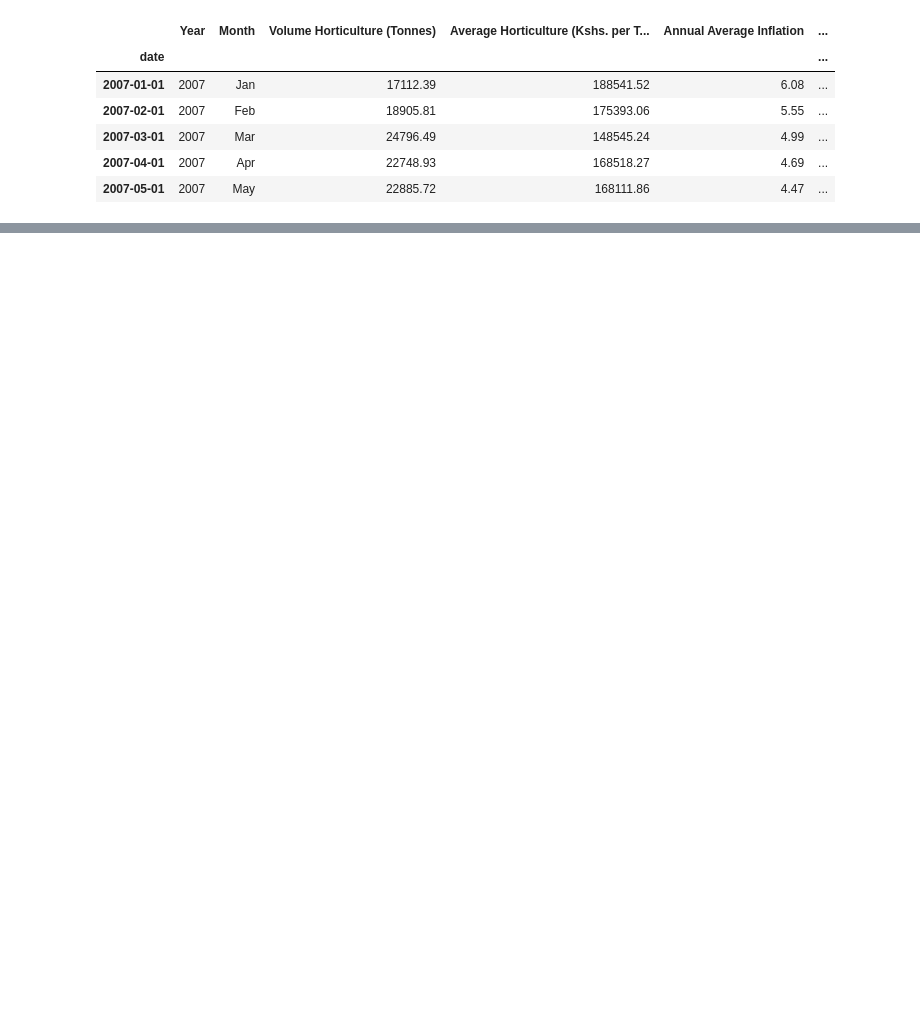
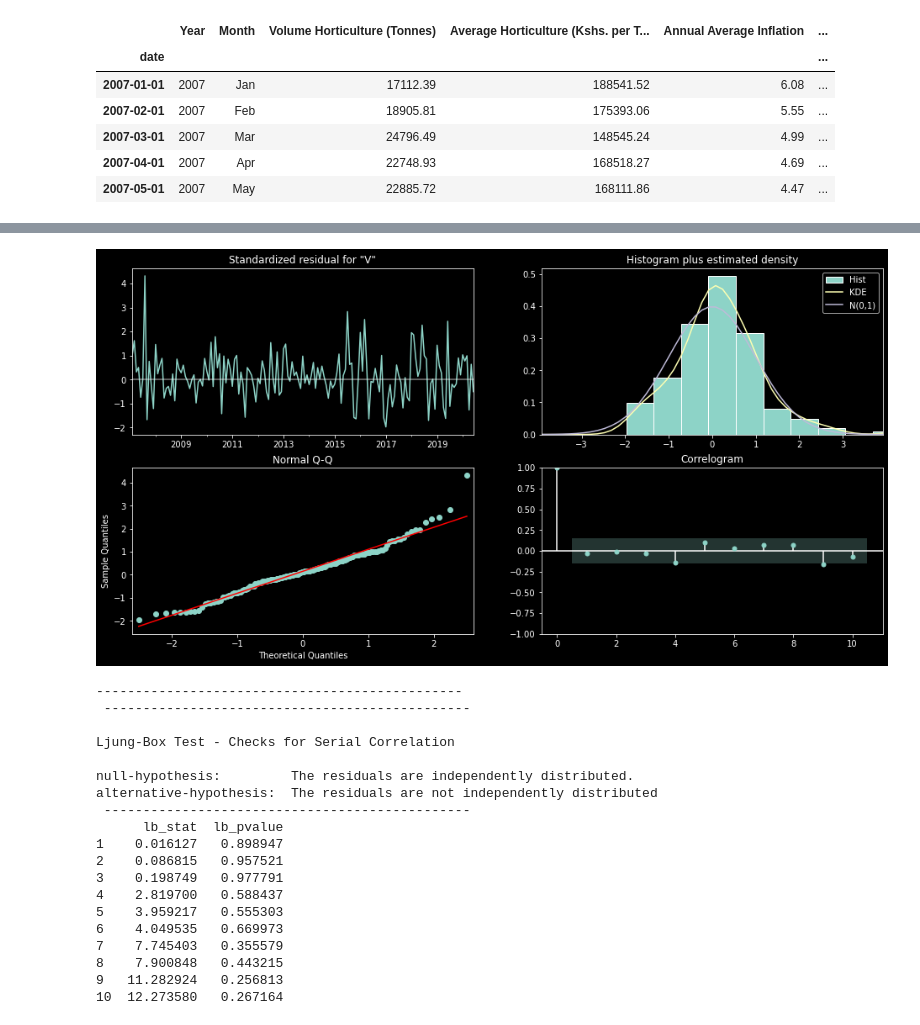
Before and after one commit to brian-kipkoech-tanui/TimeSeries, a Jupyter notebook: BasicTimeSeriesModels/Example.ipynb, the cells around one changed output, grey strips where cells are left out. Saved outputs shown, nothing was run; the diff lists cells and outputs as text; code cells hidden in the pictures; blank space fills up the shorter version.

```diff
--- a/BasicTimeSeriesModels/Example.ipynb
+++ b/BasicTimeSeriesModels/Example.ipynb
@@ -24,4 +40,3 @@ data = data[['Volume Horticulture  (Tonnes)',
 # %%
-timeseries = TimeSeries()
-timeseries.visualizations(data)
+timeseries.stationarity_check(data)
 # %% [output]
@@ -45,0 +102,23 @@ timeseries.decomposition_plot(data['Volume Horticulture  (Tonnes)'])
+# %%
+timeseries.results_diagnostics(10)
+# %% [output]
+[figure, added]
+-----------------------------------------------
+ -----------------------------------------------
+
+Ljung-Box Test - Checks for Serial Correlation
+
+null-hypothesis:         The residuals are independently distributed.
+alternative-hypothesis:  The residuals are not independently distributed
+ -----------------------------------------------
+      lb_stat  lb_pvalue
+1    0.016127   0.898947
+2    0.086815   0.957521
+3    0.198749   0.977791
+4    2.819700   0.588437
+5    3.959217   0.555303
+6    4.049535   0.669973
+7    7.745403   0.355579
+8    7.900848   0.443215
+9   11.282924   0.256813
+10  12.273580   0.267164
```
Also changed, not shown: parts of 19 cells of this notebook, 4 other files.
